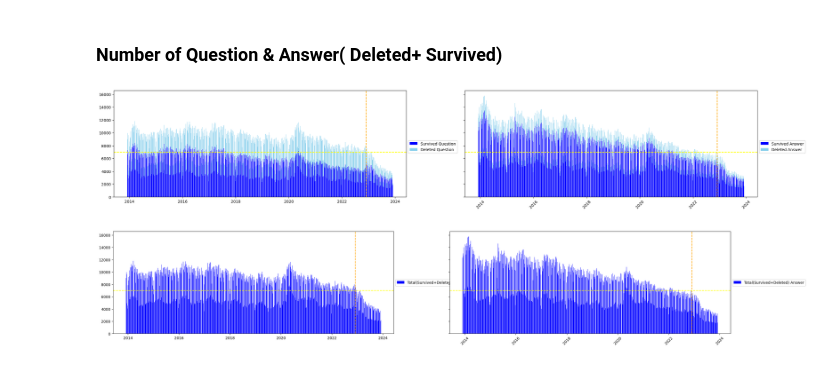
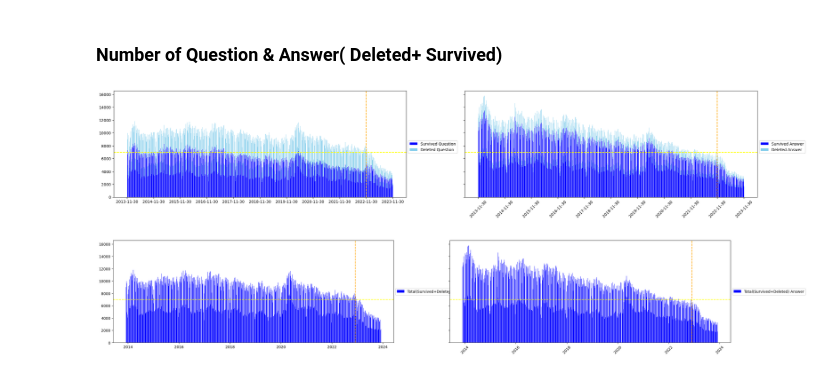
Before and after one commit to boysbeanxious/stackoverflow_src, a Jupyter notebook: DA/2_deletedpost_chk.ipynb, the cells around one changed output. Drawn from its saved outputs; the diff is of its cells as text; code cells hidden in the pictures.

```diff
--- a/DA/2_deletedpost_chk.ipynb
+++ b/DA/2_deletedpost_chk.ipynb
@@ -224,6 +224,10 @@ plt.show();
 ### Number of Question & Answer( Deleted+ Survived)
 # %%
 fig, ax = plt.subplots(1, 2, figsize = (30, 5), sharey=True, sharex=True)
+
+
+major_xticks = ['2013-11-30','2014-11-30','2015-11-30','2016-11-30','2017-11-30','2018-11-30','2019-11-30','2020-11-30'
+                ,'2021-11-30', '2022-11-30', '2023-11-30']
 
 # ax.bar(topic_per_pivot['date'], topic_per_pivot[0], width = 0.5, color='blue', label = 'Party A')
 ax[0].bar(postwithdeleted_pivot['date_mod'], postwithdeleted_pivot['q_cnt'], color='blue', label = 'Survived Question')
@@ -233,37 +237,37 @@ ax[0].axvline([major_xticks[-2]], # add vertical line
            color = 'orange',
            linestyle = '--',
            linewidth = 1.5)
-
+ax[0].set_xticks(major_xticks)
 ax[0].axhline(7000, # add vertical line
            color = 'yellow',
            linestyle = '--',
            linewidth = 1.5)
 
 ax[0].legend( title_fontsize = 10, fontsize = 10,
           bbox_to_anchor = (1, 0.55))
 
 
 ax[1].bar(postwithdeleted_pivot['date_mod'], postwithdeleted_pivot['a_cnt'], color='blue', label = 'Survived Answer')
 ax[1].bar(postwithdeleted_pivot['date_mod'], postwithdeleted_pivot['a_d_cnt'], bottom = postwithdeleted_pivot['a_cnt'], color = 'skyblue', label = 'Deleted Answer')
 
 ax[1].axvline([major_xticks[-2]], # add vertical line
            color = 'orange',
            linestyle = '--',
            linewidth = 1.5)
 
 ax[1].axhline(7000, # add vertical line
            color = 'yellow',
            linestyle = '--',
            linewidth = 1.5)
-
+ax[1].set_xticks(major_xticks)
 ax[1].legend( title_fontsize = 10, fontsize = 10,
           bbox_to_anchor = (1, 0.55))
 
 plt.xticks(rotation = 45)
 plt.show();
 plt.show();
 # %% [output]
-[figure, old version]
+[figure, new version]
 # %%
 fig, ax = plt.subplots(1, 2, figsize = (30, 5), sharey=True, sharex=True)
 
```
Also changed, not shown: 7 other files.
